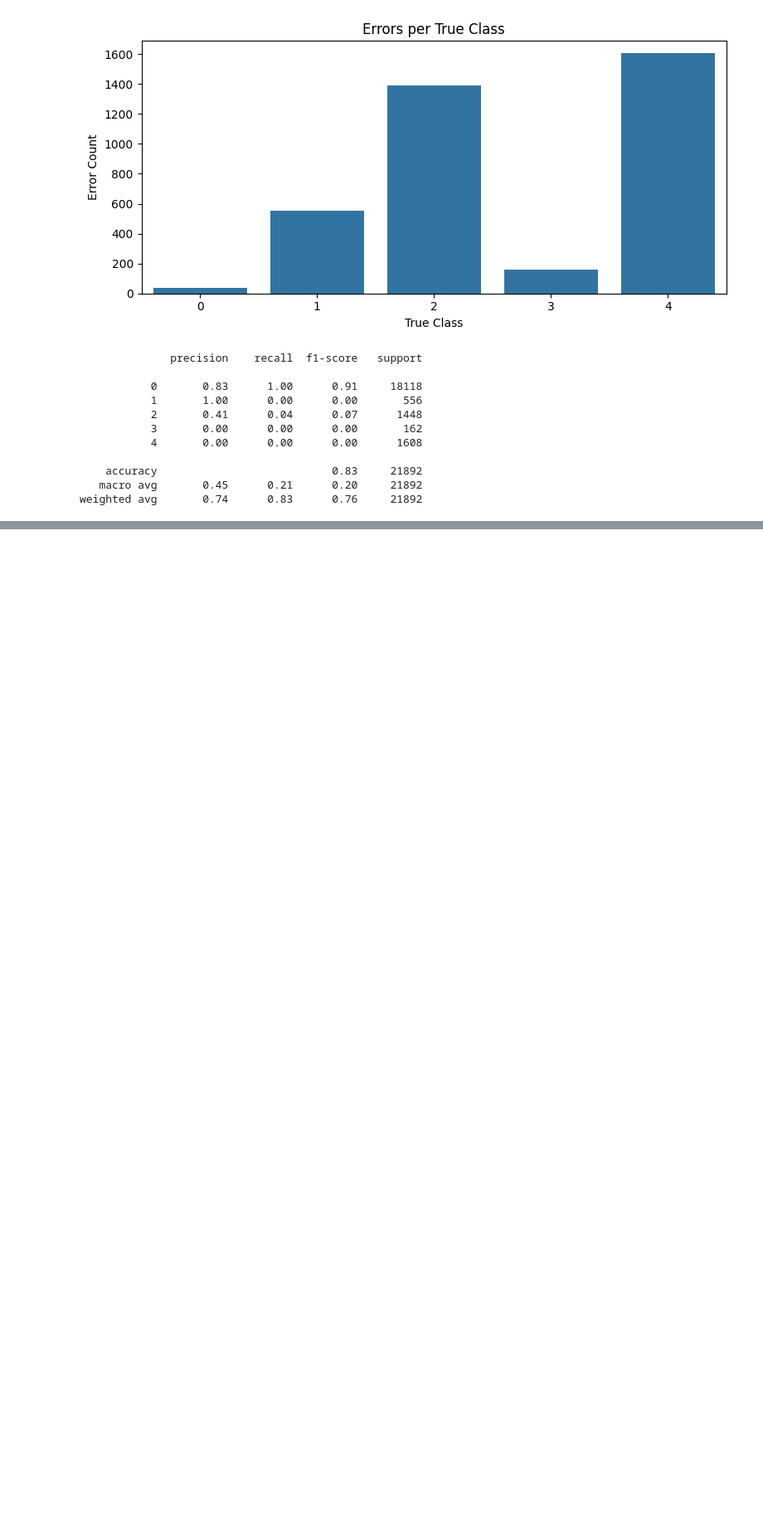
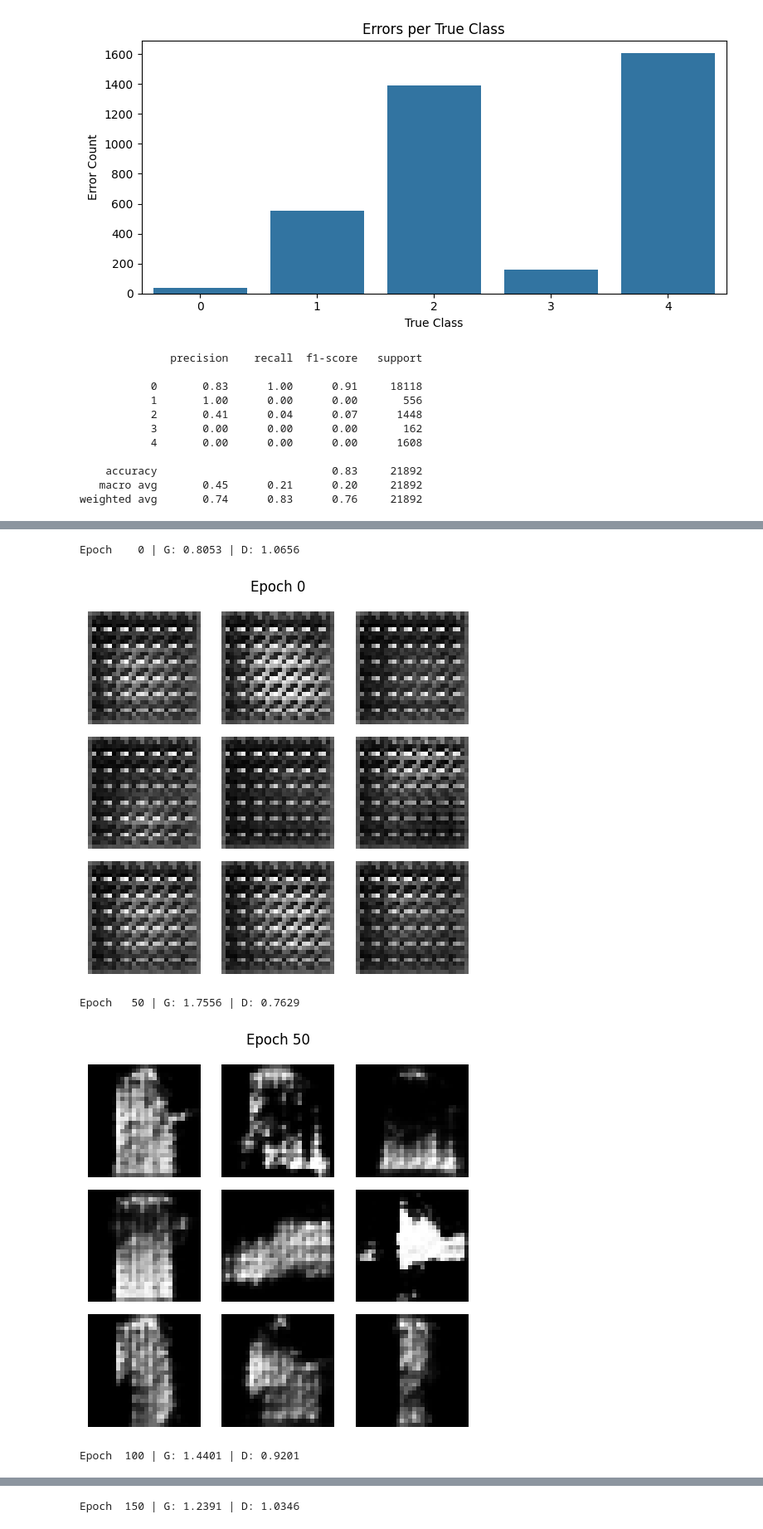
Before and after one commit to grandisaster/DL_course_homeworks, a Jupyter notebook: dl_course_homeworks_tikhonova.ipynb, the cells around one changed output, grey strips where cells are left out. Shown at 83% size. Drawn from its saved outputs; the diff is of its cells as text; code cells hidden in the pictures; blank space fills up the shorter version.

Commit message:
add: S8-9 - GAN + Autoencoder
Added DCGAN and convolutional encoder on MNIST & FashionMNIST

```diff
--- a/dl_course_homeworks_tikhonova.ipynb
+++ b/dl_course_homeworks_tikhonova.ipynb
@@ -426,0 +531,71 @@ weighted avg       0.74      0.83      0.76     21892
+# %%
+def read_idx(file):
+    with open(file, "rb") as f:
+        _, _, dims = struct.unpack(">HBB", f.read(4))
+        shape = struct.unpack(">" + "I" * dims, f.read(4 * dims))
+        return np.frombuffer(f.read(), dtype=np.uint8).reshape(shape)
+
+# Исправленные пути к файлам после unzip
+fmnist = read_idx("train-images-idx3-ubyte")[:30000]
+fmnist = (fmnist.reshape(-1,28,28,1).astype("float32") - 127.5) / 127.5
+dataset_gan = tf.data.Dataset.from_tensor_slices(fmnist).shuffle(30000, seed=SEED).batch(256)
+
+LATENT_DIM = 100
+
+generator = tf.keras.Sequential([
+    Dense(7*7*256, use_bias=False, input_shape=(LATENT_DIM,)),
+    BatchNormalization(), LeakyReLU(), Reshape((7,7,256)),
+    Conv2DTranspose(128,(4,4),strides=(1,1),padding="same",use_bias=False), BatchNormalization(), LeakyReLU(),
+    Conv2DTranspose(64, (4,4),strides=(2,2),padding="same",use_bias=False), BatchNormalization(), LeakyReLU(),
+    Conv2DTranspose(1,  (4,4),strides=(2,2),padding="same",use_bias=False,activation="tanh"),
+])
+
+discriminator = tf.keras.Sequential([
+    Conv2D(128,(4,4),strides=(2,2),padding="same",input_shape=(28,28,1)), LeakyReLU(), Dropout(0.2),
+    Conv2D(32, (4,4),strides=(2,2),padding="same"), LeakyReLU(), Dropout(0.2),
+    Flatten(), Dense(32), LeakyReLU(), Dense(1, activation="sigmoid"),
+])
+
+# В Keras 3 оптимизаторы должны быть разделены для разных моделей в GradientTape
+gen_opt = Adam(1e-4)
+disc_opt = Adam(1e-4)
+bce = BinaryCrossentropy()
+fixed_noise = tf.random.normal([9, LATENT_DIM], seed=SEED)
+
+@tf.function
+def gan_train_step(images):
+    noise = tf.random.normal([tf.shape(images)[0], LATENT_DIM])
+    with tf.GradientTape() as g_t, tf.GradientTape() as d_t:
+        fake  = generator(noise, training=True)
+        r_out = discriminator(images, training=True)
+        f_out = discriminator(fake,   training=True)
+
+        g_loss = bce(tf.ones_like(f_out), f_out)
+        d_loss = bce(tf.ones_like(r_out), r_out) + bce(tf.zeros_like(f_out), f_out)
+
+    gen_opt.apply_gradients(zip(g_t.gradient(g_loss, generator.trainable_variables),  generator.trainable_variables))
+    disc_opt.apply_gradients(zip(d_t.gradient(d_loss, discriminator.trainable_variables), discriminator.trainable_variables))
+    return g_loss, d_loss
+
+for epoch in range(500):
+    g_ls, d_ls = [], []
+    for batch in dataset_gan:
+        gl, dl = gan_train_step(batch)
+        g_ls.append(float(gl)); d_ls.append(float(dl))
+    if epoch % 50 == 0:
+        print(f"Epoch {epoch:4d} | G: {np.mean(g_ls):.4f} | D: {np.mean(d_ls):.4f}")
+        preds = generator(fixed_noise, training=False)
+        plt.figure(figsize=(5,5))
+        for i in range(9):
+            plt.subplot(3,3,i+1); plt.imshow(preds[i,:,:,0]*127.5+127.5, cmap="gray"); plt.axis("off")
+        plt.suptitle(f"Epoch {epoch}"); plt.tight_layout()
+        plt.savefig(f"gan_epoch_{epoch}.png", dpi=100); plt.show()
+
+log_experiment("DCGAN-FashionMNIST", {"latent_dim": LATENT_DIM, "epochs": 500},
+               {"final_g_loss": np.mean(g_ls), "final_d_loss": np.mean(d_ls)})
+# %% [output]
+Epoch    0 | G: 0.8053 | D: 1.0656
+[figure, added]
+Epoch   50 | G: 1.7556 | D: 0.7629
+[figure, added]
+Epoch  100 | G: 1.4401 | D: 0.9201
@@ -426,0 +603 @@ weighted avg       0.74      0.83      0.76     21892
+Epoch  150 | G: 1.2391 | D: 1.0346
```
Also changed, not shown: parts of 7 cells of this notebook.
